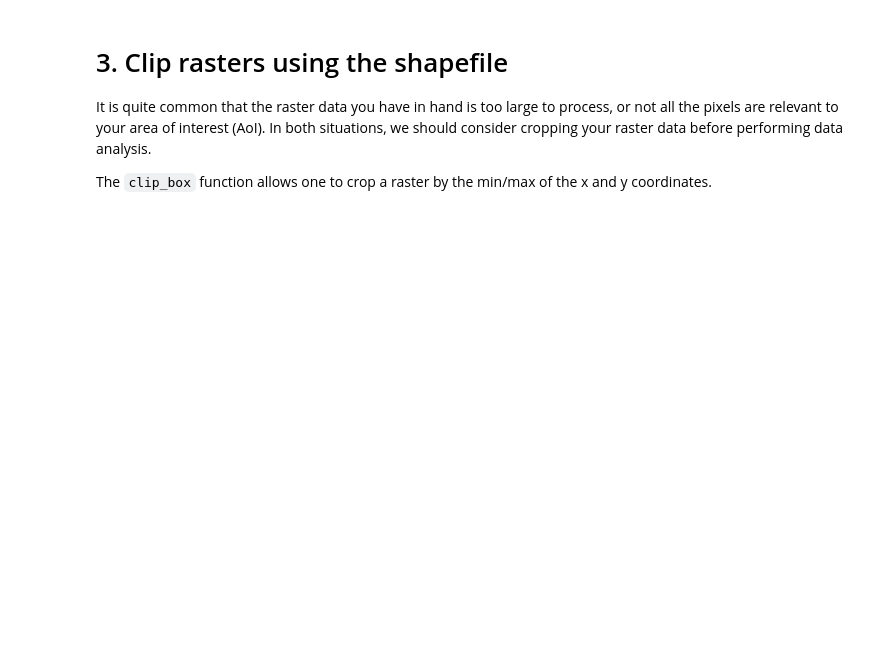
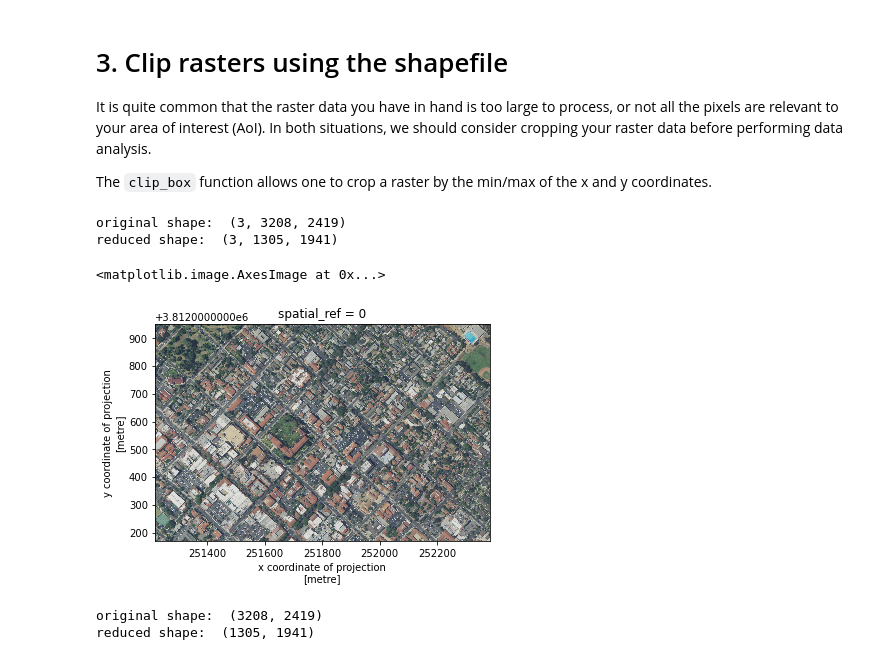
Before and after one commit to carmengg/PlanetComp_NAIP, a Jupyter notebook: Workshop_Notebook-2.ipynb, the cells around one changed output. Cells and saved outputs as stored; diff of their text form; code cells hidden in the pictures; blank space fills up the shorter version.

```diff
--- a/Workshop_Notebook-2.ipynb
+++ b/Workshop_Notebook-2.ipynb
@@ -267,6 +269,21 @@ It is quite common that the raster data you have in hand is too large to process
 
 The `clip_box` function allows one to crop a raster by the min/max of the x and y coordinates.
 # %%
-rgb_small = rgb.rio.clip_box(*df2.total_bounds)
+rgb_small = rgb.rio.clip_box(*aoi.total_bounds)
 print('original shape: ', rgb.shape)
 print('reduced shape: ', rgb_small.shape)
+# %% [output]
+original shape:  (3, 3208, 2419)
+reduced shape:  (3, 1305, 1941)
+# %%
+rgb_small.plot.imshow()
+# %% [output]
+<matplotlib.image.AxesImage at 0x...>
+[figure, added]
+# %%
+nir_small = nir.rio.clip_box(*aoi.total_bounds)
+print('original shape: ', nir.shape)
+print('reduced shape: ', nir_small.shape)
+# %% [output]
+original shape:  (3208, 2419)
+reduced shape:  (1305, 1941)
```
Also changed, not shown: parts of 21 cells of this notebook.
